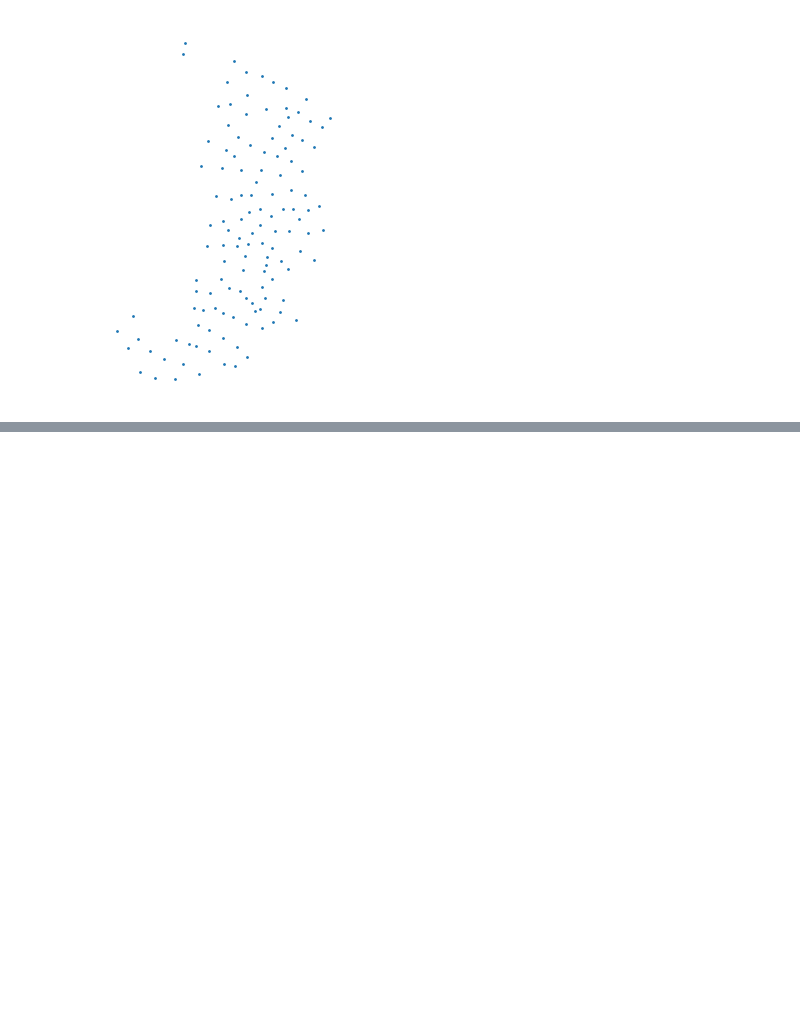
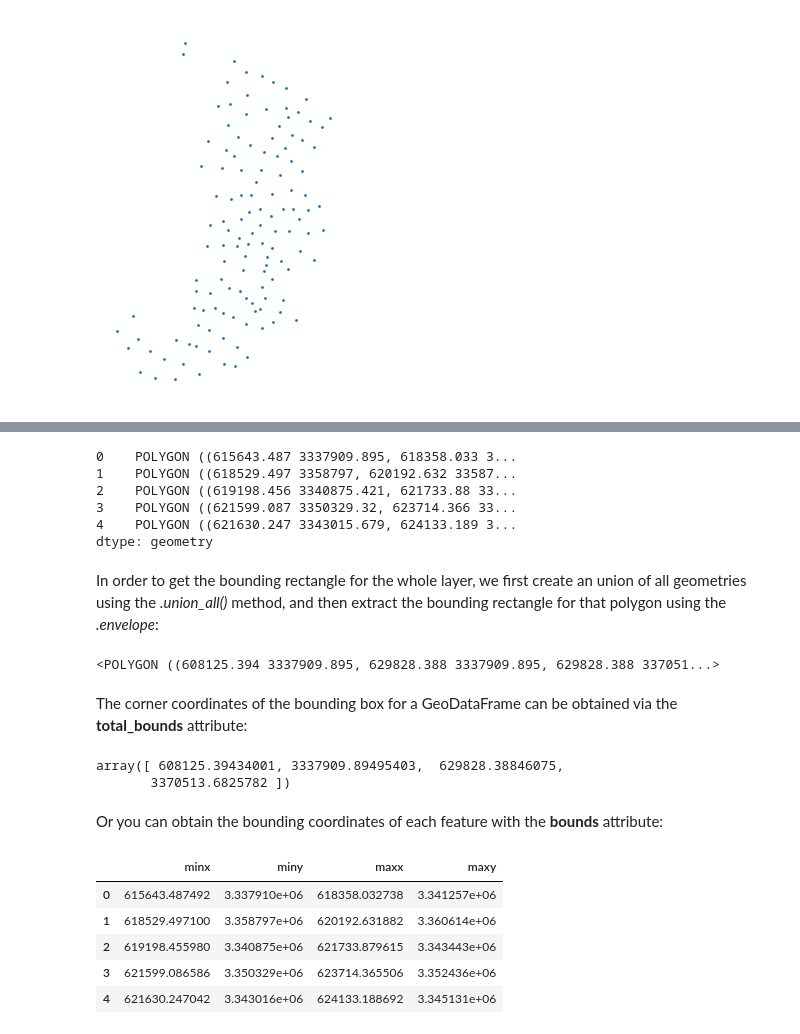
Before and after one commit to Calotriton/Learning_GIS, a Jupyter notebook: GIS_vector/GIS_Vector_geometric_operations.ipynb, the cells around one changed output, grey strips where cells are left out. Saved outputs shown, nothing was run; the diff lists cells and outputs as text; code cells hidden in the pictures; blank space fills up the shorter version.

```diff
--- a/GIS_vector/GIS_Vector_geometric_operations.ipynb
+++ b/GIS_vector/GIS_Vector_geometric_operations.ipynb
@@ -85,0 +116,37 @@ plt.show()
+# %%
+# Obtain the bounding polygon for each geometry
+data.envelope.head()
+# %% [output]
+0    POLYGON ((615643.487 3337909.895, 618358.033 3...
+1    POLYGON ((618529.497 3358797, 620192.632 33587...
+2    POLYGON ((619198.456 3340875.421, 621733.88 33...
+3    POLYGON ((621599.087 3350329.32, 623714.366 33...
+4    POLYGON ((621630.247 3343015.679, 624133.189 3...
+dtype: geometry
+# %% [markdown]
+In order to get the bounding rectangle for the whole layer, we first create an union of all geometries using the *.union_all()* method, and then extract the bounding rectangle for that polygon using the *.envelope*:
+# %%
+# Obtain the bounding rectangle
+data.union_all().envelope
+# %% [output]
+<POLYGON ((608125.394 3337909.895, 629828.388 3337909.895, 629828.388 337051...>
+# %% [markdown]
+The corner coordinates of the bounding box for a GeoDataFrame can be obtained via the **total_bounds** attribute:
+# %%
+# Obtain corner coordinates of the bounding rectangle
+data.total_bounds
+# %% [output]
+array([ 608125.39434001, 3337909.89495403,  629828.38846075,
+       3370513.6825782 ])
+# %% [markdown]
+Or you can obtain the bounding coordinates of each feature with the **bounds** attribute:
+# %%
+# Obtain bounding coordinates of each feature
+data.bounds.head()
+# %% [output]
+|  | minx | miny | maxx | maxy |
+| 0 | 615643.487492 | 3.337910e+06 | 618358.032738 | 3.341257e+06 |
+| 1 | 618529.497100 | 3.358797e+06 | 620192.631882 | 3.360614e+06 |
+| 2 | 619198.455980 | 3.340875e+06 | 621733.879615 | 3.343443e+06 |
+| 3 | 621599.086586 | 3.350329e+06 | 623714.365506 | 3.352436e+06 |
+| 4 | 621630.247042 | 3.343016e+06 | 624133.188692 | 3.345131e+06 |
```
Also changed, not shown: parts of 13 cells of this notebook.
